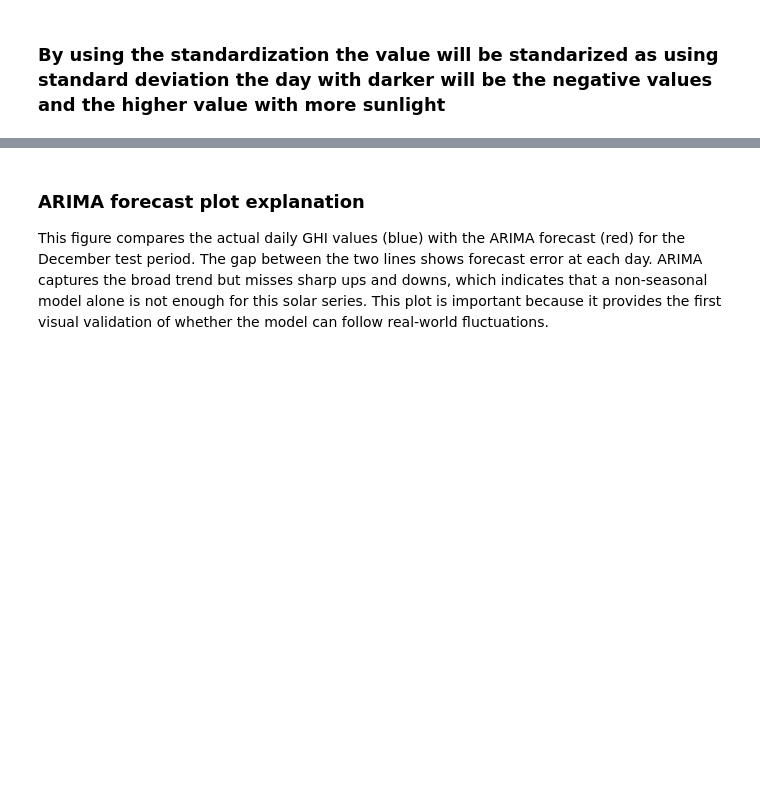
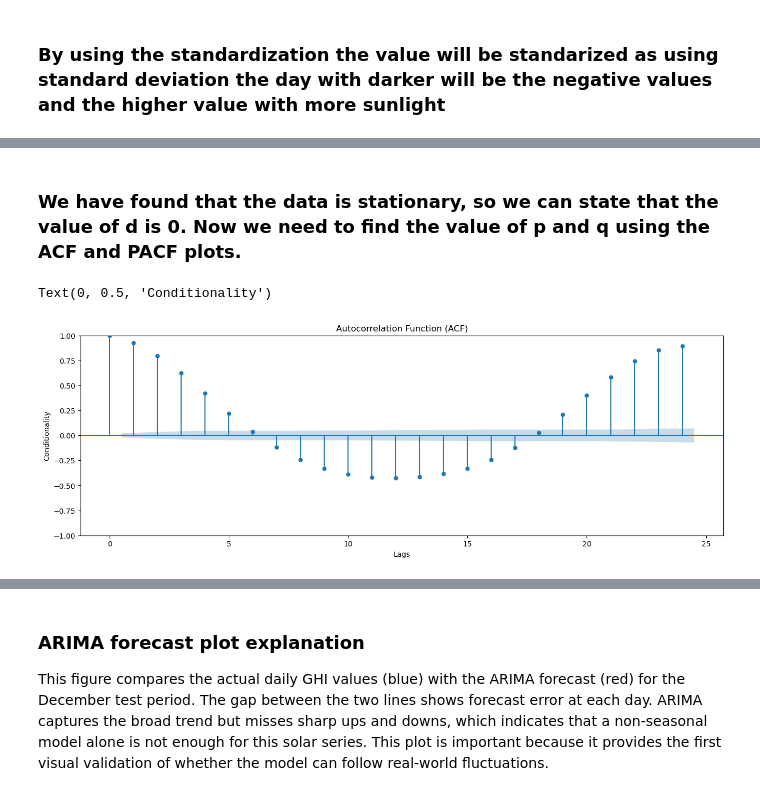
Before and after one commit to Smuthusivam/LEI-Assignment-01_Feb, a Jupyter notebook: Data Analysis.ipynb, the cells around one changed output, grey strips where cells are left out. Drawn from its saved outputs; the diff is of its cells as text; code cells hidden in the pictures; blank space fills up the shorter version.

```diff
--- a/Data Analysis.ipynb
+++ b/Data Analysis.ipynb
@@ -412,0 +420,12 @@ Data is non-stationary (Needs differencing)
+# %% [markdown]
+### We have found that the data is stationary, so we can state that the value of d is 0. Now we need to find the value of p and q using the ACF and PACF plots.
+# %%
+# Plot Autocorrelation (ACF)
+fig, axes = plt.subplots(figsize=(16, 5))
+plot_acf(daily_ghi, lags=24, ax=axes)
+axes.set_title('Autocorrelation Function (ACF)')
+axes.set_xlabel('Lags')
+axes.set_ylabel('Conditionality')
+# %% [output]
+Text(0, 0.5, 'Conditionality')
+[figure, added]
```
Also changed, not shown: parts of 25 cells of this notebook, 1 other file.
